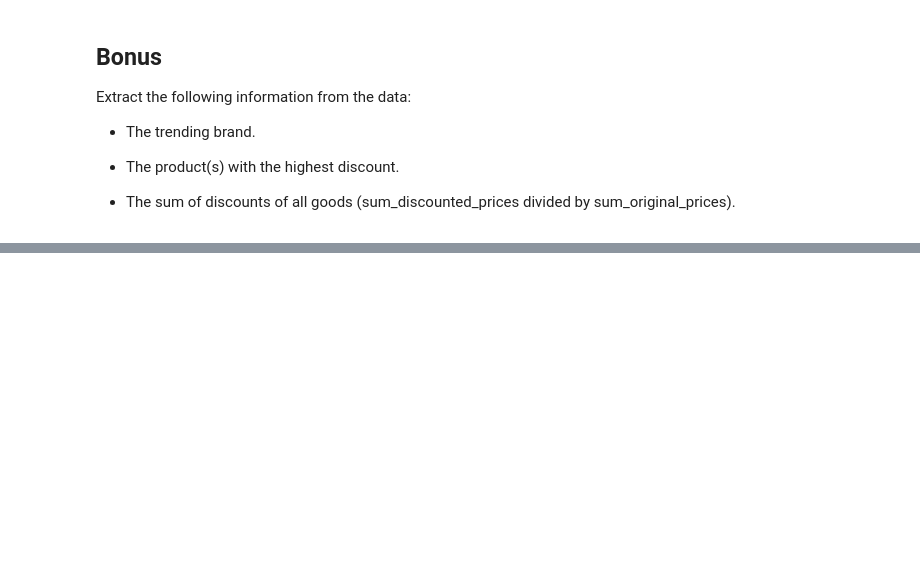
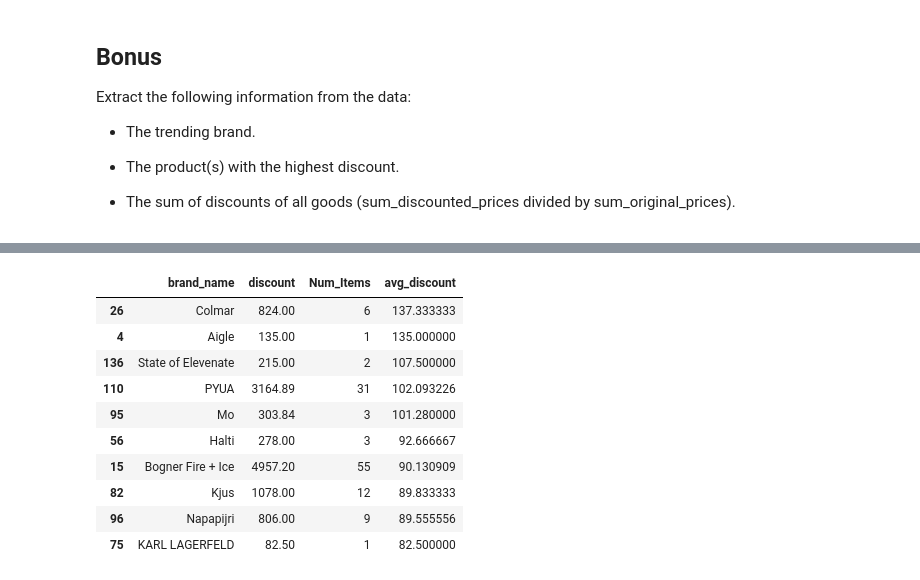
Before and after one commit to ta-datapt-bcn/lab-parsing-API-data, a Jupyter notebook: your-code/main.ipynb, the cells around one changed output, grey strips where cells are left out. Drawn from its saved outputs; the diff is of its cells as text; code cells hidden in the pictures; blank space fills up the shorter version.

```diff
--- a/your-code/main.ipynb
+++ b/your-code/main.ipynb
@@ -19,0 +32,5 @@ Wrote your codes in the cell below to obtain the data from the API endpoint you
+# %%
+result=response.json()
+result
+data=pd.DataFrame(json_normalize(result))
+data.head()
@@ -35,3 +56,5 @@ In the next cell, use Python to obtain data from the API endpoint you chose in t
 1. Print and review the data you obtained.
 # %%
 # your code here
+data2=json_normalize(data['articles'][0])
+data2.head(1)
@@ -37,0 +75,19 @@ In the next cell, use Python to obtain data from the API endpoint you chose in t
+# %%
+total_articles=result['total_count']
+articles_page=result['pagination']['per_page']
+
+calls_api=[i for i in range(84,total_articles+1,articles_page)]
+calls_api.append(total_articles-calls_api[-1]+calls_api[-1])
+final_result=pd.DataFrame()
+for i in calls_api:
+    if i%84==0:
+        url=f'https://www.zalando.fr/api/catalog/articles?categories=promo-sport-homme&limit=84&offset={i}&sort=sale'
+    else:
+        x=calls_api[-1]-calls_api[-2]
+        url=f'https://www.zalando.fr/api/catalog/articles?categories=promo-sport-homme&limit={x}&offset={i}&sort=sale'
+
+    response = requests.get(url,headers=headers)
+    result=response.json()
+    data=pd.DataFrame(json_normalize(result))
+    data2=json_normalize(data['articles'][0])
+    final_result=final_result.append(data2)
@@ -49,0 +126,6 @@ Extract the following information from the data:
+# %%
+final_result['price.original']=final_result['price.original'].replace('[\€,]', '', regex=True).astype(float)/100
+final_result['price.promotional']=final_result['price.promotional'].replace('[\€,]', '', regex=True).astype(float)/100
+final_result['discount']=final_result['price.original']-final_result['price.promotional']
+
+final_result.head(2)
@@ -49,0 +136,20 @@ Extract the following information from the data:
+# %%
+Discounts = final_result.groupby('brand_name', as_index=False)['discount'].sum()
+Products =final_result.groupby('brand_name', as_index=False)['sku'].count()
+Agg_disc=Discounts.merge(Products,left_on='brand_name',right_on='brand_name')
+Agg_disc=Agg_disc.rename(columns={"sku": "Num_Items"})
+Agg_disc['avg_discount']=Agg_disc['discount']/Agg_disc['Num_Items']
+
+Agg_disc.sort_values(by=['avg_discount'], ascending=False).head(10)
+# %% [output]
+|  | brand_name | discount | Num_Items | avg_discount |
+| 26 | Colmar | 824.00 | 6 | 137.333333 |
+| 4 | Aigle | 135.00 | 1 | 135.000000 |
+| 136 | State of Elevenate | 215.00 | 2 | 107.500000 |
+| 110 | PYUA | 3164.89 | 31 | 102.093226 |
+| 95 | Mo | 303.84 | 3 | 101.280000 |
+| 56 | Halti | 278.00 | 3 | 92.666667 |
+| 15 | Bogner Fire + Ice | 4957.20 | 55 | 90.130909 |
+| 82 | Kjus | 1078.00 | 12 | 89.833333 |
+| 96 | Napapijri | 806.00 | 9 | 89.555556 |
+| 75 | KARL LAGERFELD | 82.50 | 1 | 82.500000 |
```
Also changed, not shown: parts of 13 cells of this notebook, 1 other file.
